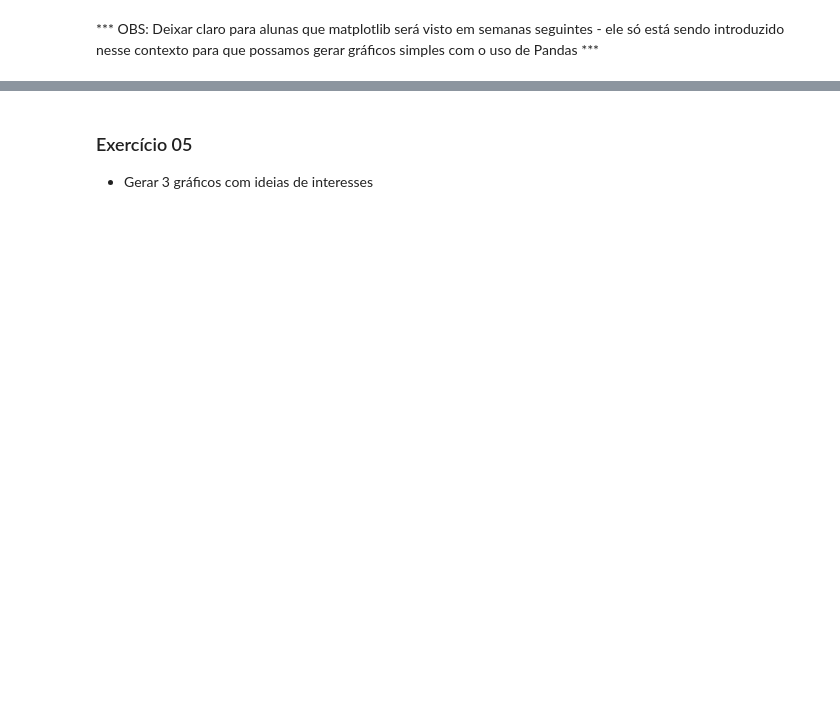
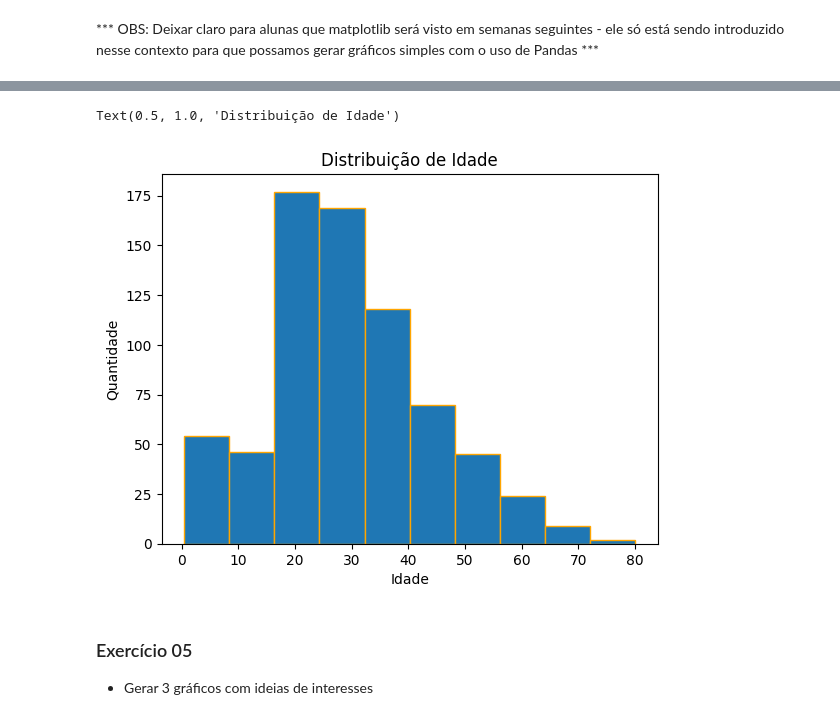
Before and after one commit to reprograma/on26-python-s12-pandas-numpy-II, a Jupyter notebook: material/aula_s12.ipynb, the cells around one changed output, grey strips where cells are left out. Drawn from its saved outputs; the diff is of its cells as text; code cells hidden in the pictures; blank space fills up the shorter version.

```diff
--- a/material/aula_s12.ipynb
+++ b/material/aula_s12.ipynb
@@ -301,11 +660,14 @@ plt.show()
 # %%
 # Criando um histograma com a distribuição de idade em passageiros do Titanic
 
-df['Idade'].plot.hist(bins=10, edgecolor='pink')
+df['Idade'].plot.hist(bins=10, edgecolor='orange')
 
 plt.xlabel('Idade')
 plt.ylabel('Quantidade')
 plt.title('Distribuição de Idade')
+# %% [output]
+Text(0.5, 1.0, 'Distribuição de Idade')
+[figure, added]
 # %% [markdown]
 ### Exercício 05
 
```
Also changed, not shown: parts of 50 cells of this notebook.
